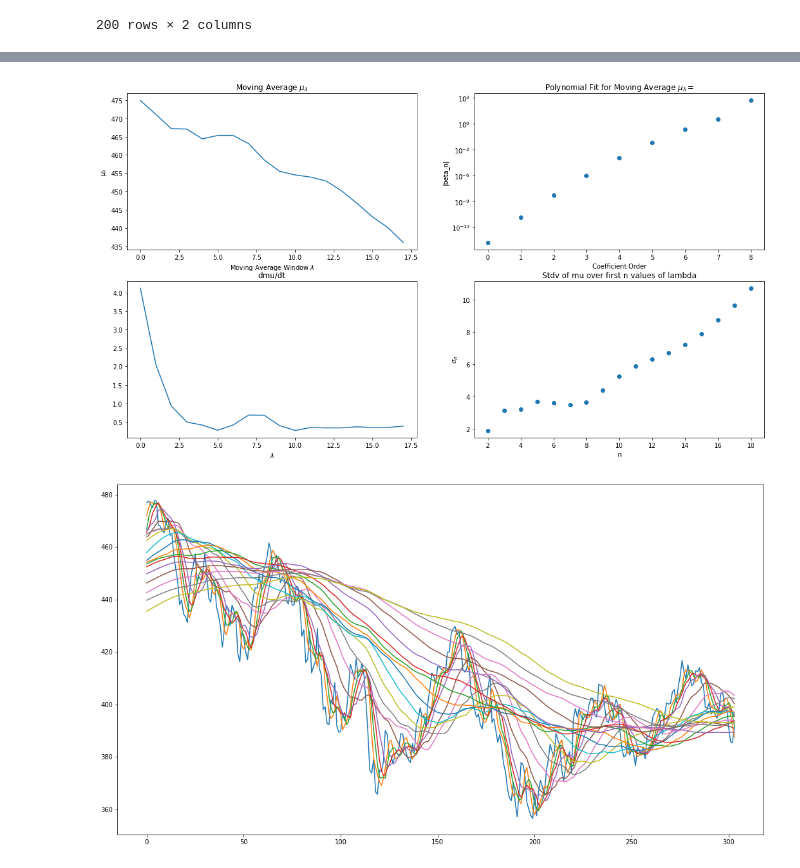
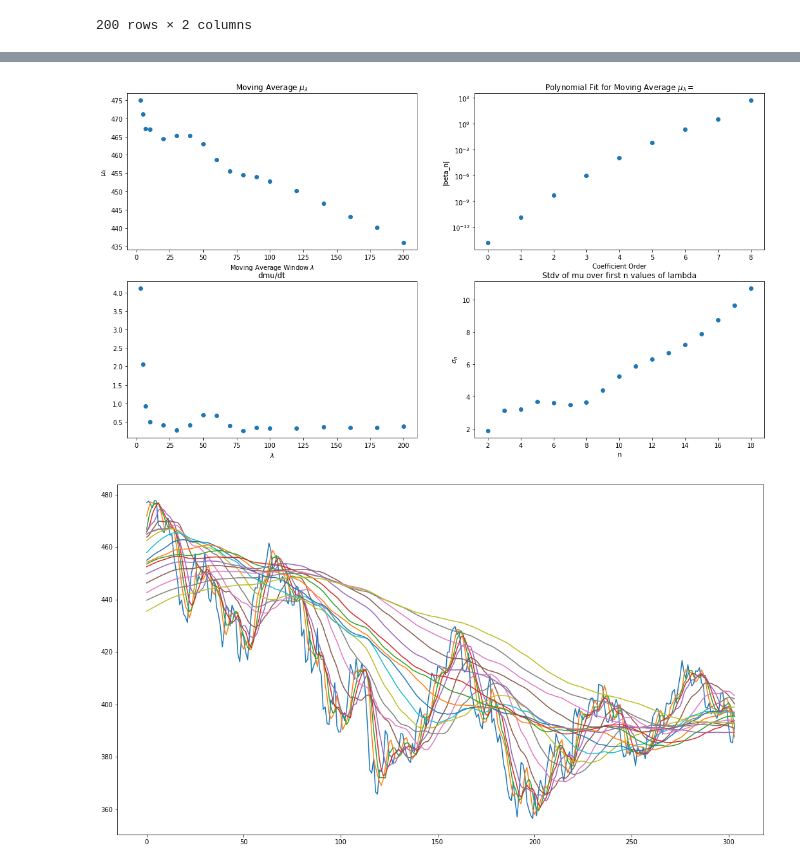
Before and after one commit to mroberts1137/Price-Data-Analysis, a Jupyter notebook: PriceDataAnalyzer-LiveRun.ipynb, the cells around one changed output, grey strips where cells are left out. Cells and saved outputs as stored; diff of their text form; code cells hidden in the pictures.

```diff
--- a/PriceDataAnalyzer-LiveRun.ipynb
+++ b/PriceDataAnalyzer-LiveRun.ipynb
@@ -94,6 +94,13 @@ class DataTransform:
             self.mu_slope[i] = polyfit[0]
 
         return self.mu_slope
+
+    def step(self, data_new):
+        dt.updateMu(data_new['Close'])  # update mu before data since mu requires all old data
+        dt.updateData(data_new)
+        dt.updateBeta()
+        dt.updateSigma()
+        dt.updateSlope()
 # %%
 # Initialize all data/transforms
 
@@ -122,11 +129,7 @@ dt.x
 # Step forward with new data
 
 t0 = 0
-dt.updateMu(x_data.loc[t0, 'Close'])  # update mu before data since mu requires all old data
-dt.updateData(x_data.loc[t0])
-dt.updateBeta()
-dt.updateSigma()
-dt.updateSlope()
+dt.step(x_data.loc[t0])
 
 dt.x
 # %% [output]
@@ -156,28 +159,28 @@ testmu
 # %%
 fig, ax = plt.subplots(2, 2, figsize=(18, 10))
 ax[0,0].set_title("Moving Average $\mu_\lambda$")
 ax[0,0].set_xlabel("Moving Average Window $\lambda$")
 ax[0,0].set_ylabel("$\mu_\lambda$")
-ax[0,0].plot(dt.mu[-1])
+ax[0,0].scatter(x=lambdas, y=dt.mu[-1])
 
 ax[0,1].set_title("Polynomial Fit for Moving Average $\mu_\lambda=\beta_0\lambda^n+\dots+\beta_n$")
 ax[0,1].set_ylabel("|beta_n|")
 ax[0,1].set_xlabel("Coefficient Order")
 ax[0,1].scatter(x=np.arange(len(dt.beta)), y=np.abs(dt.beta))
 ax[0,1].set_yscale('log')
 
 ax[1,0].set_title("dmu/dt")
 ax[1,0].set_xlabel("$\lambda$")
-ax[1,0].plot(dt.mu_slope)
+ax[1,0].scatter(x=lambdas, y=dt.mu_slope)
 
 ax[1,1].set_title("Stdv of mu over first n values of lambda")
 ax[1,1].set_ylabel("$\sigma_n$")
 ax[1,1].set_xlabel("n")
 ax[1,1].scatter(x=np.arange(2, len(lambdas)+1), y=dt.sigma[2:])
 
 plt.show()
 # %% [output]
-[figure, old version]
+[figure, new version]
 # %%
 fig, ax = plt.subplots(figsize=(18,10))
 ax.plot(df['Close'])
```
Also changed, not shown: parts of 9 cells of this notebook.
